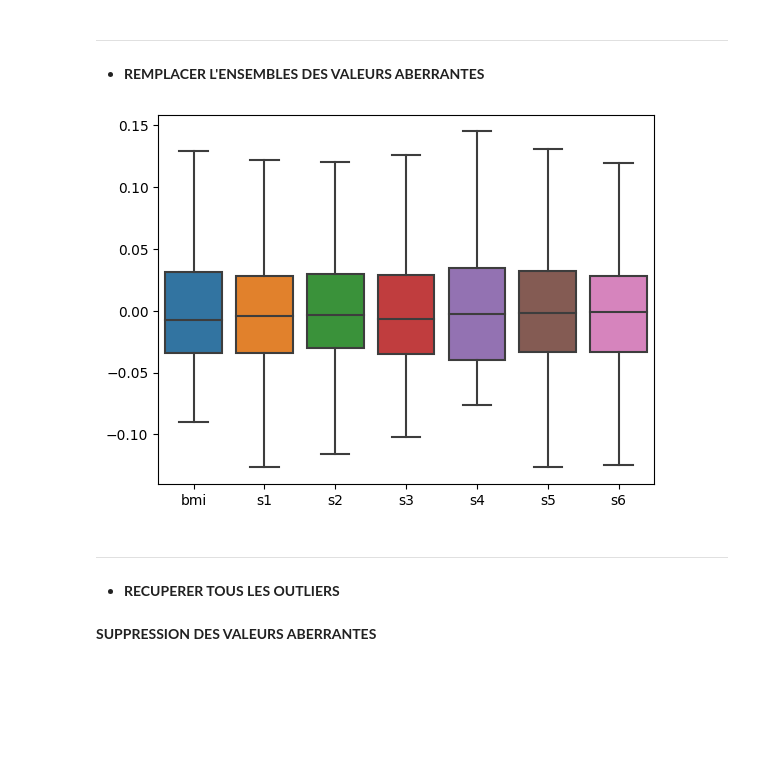
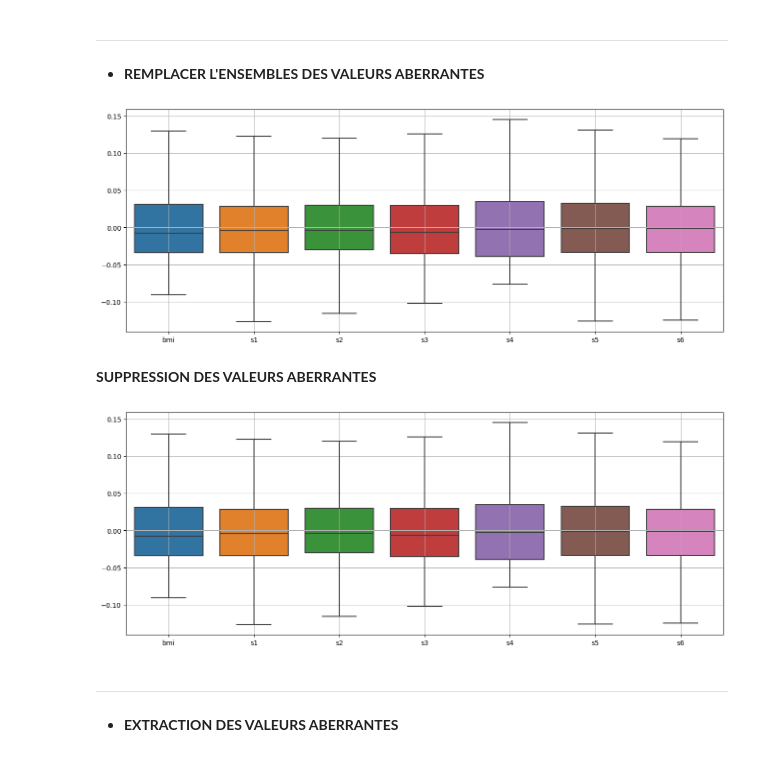
Before and after one commit to OusmanHamit/D.I.T, a Jupyter notebook: OUTLIERS.ipynb, the cells around one changed output. Drawn from its saved outputs; the diff is of its cells as text; code cells hidden in the pictures; blank space fills up the shorter version.

Commit message:
Outliers new notebook

```diff
--- a/OUTLIERS.ipynb
+++ b/OUTLIERS.ipynb
@@ -67,5 +83,5 @@ Index(['age', 'sex', 'bmi', 'bp', 's1', 's2', 's3', 's4', 's5', 's6'], dtype='ob
 # %%
-df = df[['bmi', 's1', 's2', 's3', 's4', 's5', 's6']]
+draft = df = df[['bmi', 's1', 's2', 's3', 's4', 's5', 's6']]
 # %% [markdown]
 ---
 - **ALGO POUR REMPLACER LES OUTLIERS**
@@ -86,13 +102,12 @@ def impute_outliers(df, colname):
 for colname in df.columns:
     impute_outliers(df, colname)
 # %%
+plt.figure(figsize = (16,6))
 sns.boxplot(data = df)
+plt.grid()
 plt.show()
 # %% [output]
-[figure, old version]
+[figure, new version]
-# %% [markdown]
----
-- **RECUPERER TOUS LES OUTLIERS**
 # %% [markdown]
 **SUPPRESSION DES VALEURS ABERRANTES**
 # %%
@@ -106,3 +121,13 @@ def drop_outliers(df, colname):
 # %%
 for colname in draft.columns:
     drop_outliers(draft, colname)
+# %%
+plt.figure(figsize = (16,6))
+sns.boxplot(data = draft)
+plt.grid()
+plt.show()
+# %% [output]
+[figure, added]
+# %% [markdown]
+---
+- **EXTRACTION DES VALEURS ABERRANTES**
```
Also changed, not shown: parts of 17 cells of this notebook.
